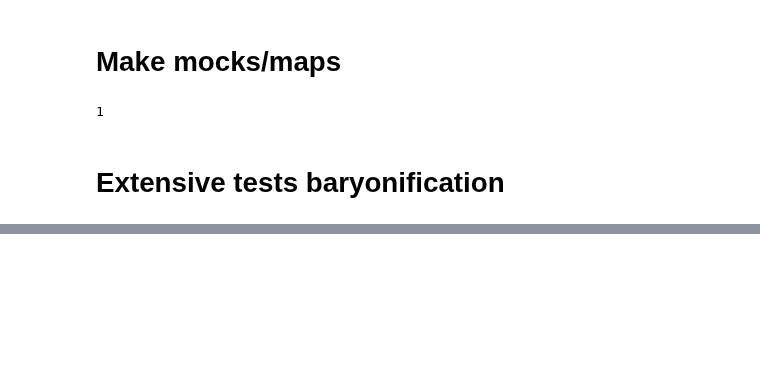
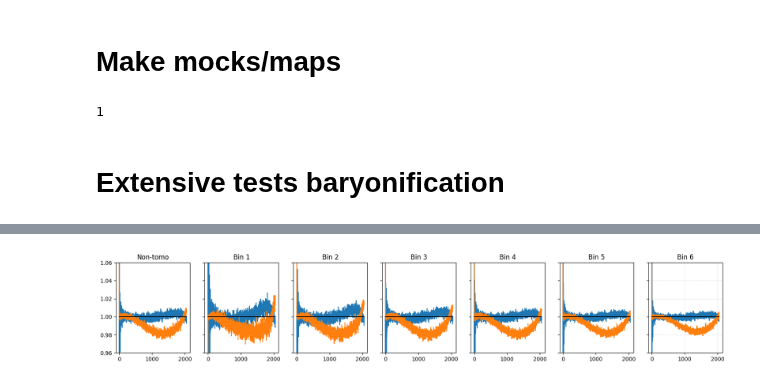
Before and after one commit to mgatti29/LSS_forward_model, a Jupyter notebook: Examples/Flamingo.ipynb, the cells around one changed output, grey strips where cells are left out. Saved outputs shown, nothing was run; the diff lists cells and outputs as text; code cells hidden in the pictures; blank space fills up the shorter version.

```diff
--- a/Examples/Flamingo.ipynb
+++ b/Examples/Flamingo.ipynb
@@ -423,0 +492,19 @@ ax.grid(True, which="both", ls=":", alpha=0.6)
+# %%
+ell_max = 2048
+fig, axes = plt.subplots(1, 7, figsize=(20, 3), sharey=True)
+titles = ["Non-tomo"] + [f"Bin {i}" for i in range(1, 7)]
+for tomo, ax in enumerate(axes):
+   # ax.plot(ratios[tomo,:ell_max])
+    ax.plot(Cls_baryo[tomo, :ell_max]/Cls[tomo, :ell_max]/(Cls_baryo_myf[tomo, :ell_max]/Cls_myf[tomo, :ell_max]))
+    ax.plot(Cls_baryo[tomo, :ell_max]/Cls[tomo, :ell_max]/(ratios[tomo, :ell_max]))
+
+    # ax.plot(Cls_baryo_myf[tomo, :ell_max]/Cls_myf[tomo, :ell_max])
+    ax.plot(np.ones(ell_max),color = 'black')
+    ax.set_ylim([0.96,1.06])
+    #ax.plot(0.9*np.ones(ell_max),color = 'black')
+    #ax.plot(1.1*np.ones(ell_max),color = 'black')
+    ax.set_title(titles[tomo])
+
+ax.grid(True, which="both", ls=":", alpha=0.6)
+# %% [output]
+[figure, added]
```
Also changed, not shown: parts of 16 cells of this notebook.
